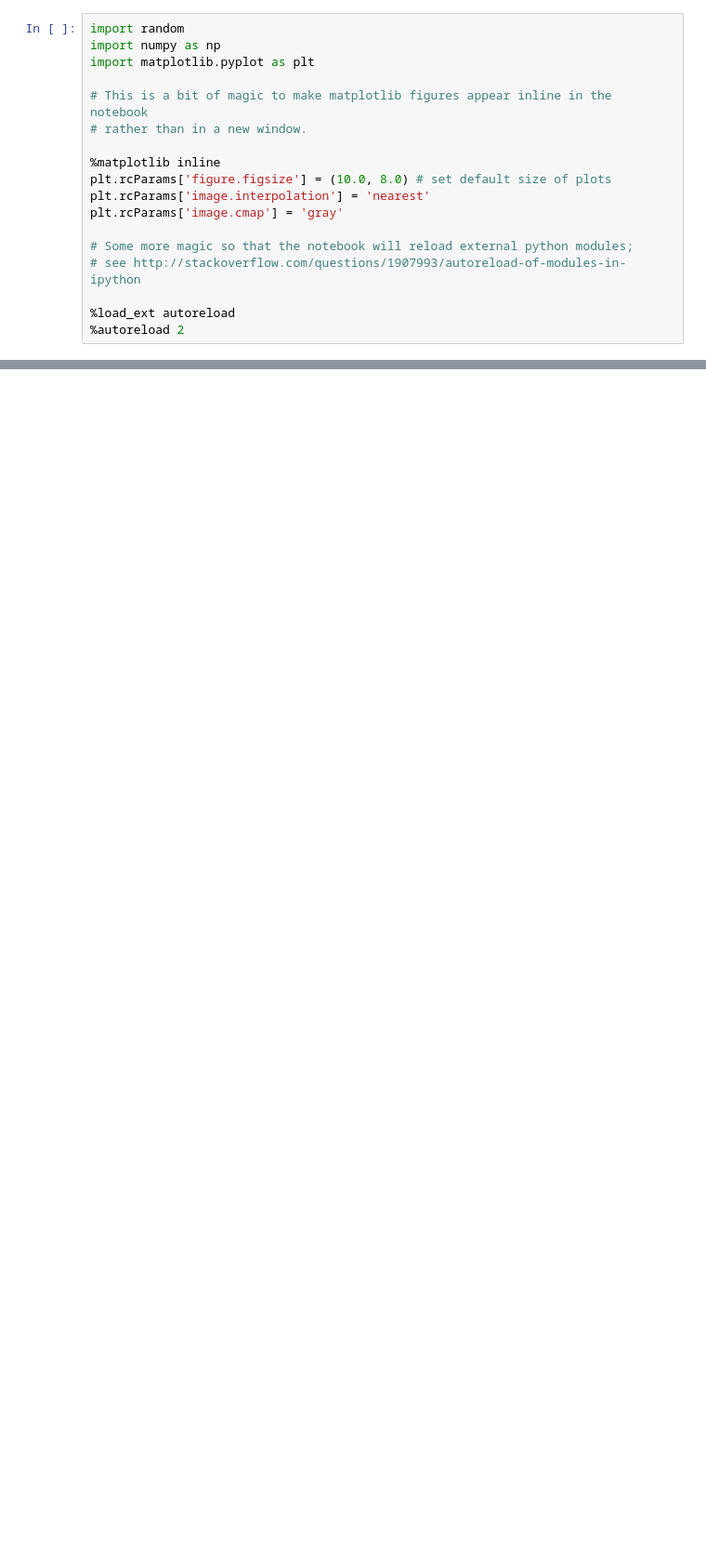
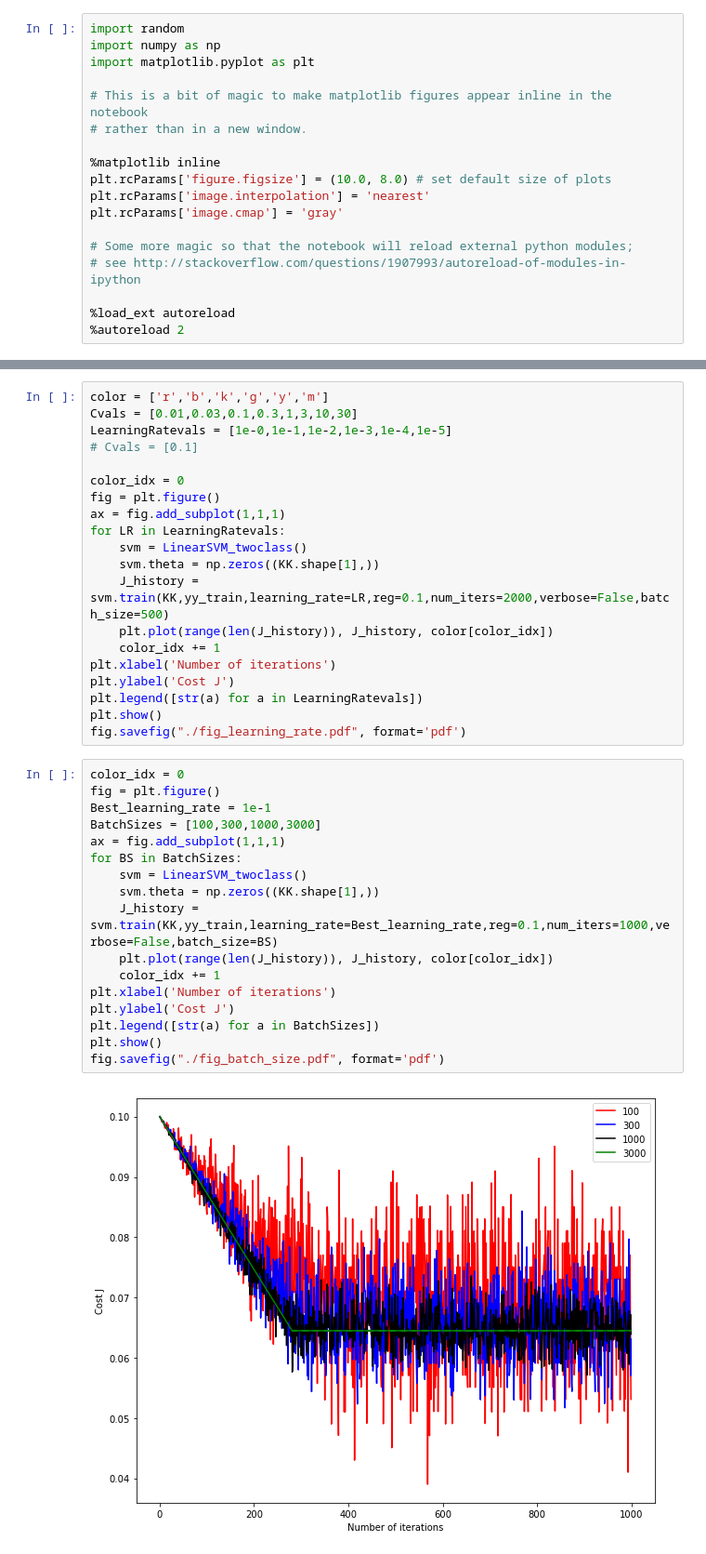
Before and after one commit to xystevensun/comp540, a Jupyter notebook: homework/hw4/svm_spam.ipynb, the cells around one changed output, grey strips where cells are left out. Shown at 93% size. Drawn from its saved outputs; the diff is of its cells as text; blank space fills up the shorter version.

```diff
--- a/homework/hw4/svm_spam.ipynb
+++ b/homework/hw4/svm_spam.ipynb
@@ -18,0 +71,39 @@ plt.rcParams['image.cmap'] = 'gray'
+# %%
+color = ['r','b','k','g','y','m']
+Cvals = [0.01,0.03,0.1,0.3,1,3,10,30]
+LearningRatevals = [1e-0,1e-1,1e-2,1e-3,1e-4,1e-5]
+# Cvals = [0.1]
+
+color_idx = 0
+fig = plt.figure()
+ax = fig.add_subplot(1,1,1)
+for LR in LearningRatevals:
+    svm = LinearSVM_twoclass()
+    svm.theta = np.zeros((KK.shape[1],))
+    J_history = svm.train(KK,yy_train,learning_rate=LR,reg=0.1,num_iters=2000,verbose=False,batch_size=500)
+    plt.plot(range(len(J_history)), J_history, color[color_idx])
+    color_idx += 1
+plt.xlabel('Number of iterations')
+plt.ylabel('Cost J')
+plt.legend([str(a) for a in LearningRatevals])
+plt.show()
+fig.savefig("./fig_learning_rate.pdf", format='pdf')
+# %%
+color_idx = 0
+fig = plt.figure()
+Best_learning_rate = 1e-1
+BatchSizes = [100,300,1000,3000]
+ax = fig.add_subplot(1,1,1)
+for BS in BatchSizes:
+    svm = LinearSVM_twoclass()
+    svm.theta = np.zeros((KK.shape[1],))
+    J_history = svm.train(KK,yy_train,learning_rate=Best_learning_rate,reg=0.1,num_iters=1000,verbose=False,batch_size=BS)
+    plt.plot(range(len(J_history)), J_history, color[color_idx])
+    color_idx += 1
+plt.xlabel('Number of iterations')
+plt.ylabel('Cost J')
+plt.legend([str(a) for a in BatchSizes])
+plt.show()
+fig.savefig("./fig_batch_size.pdf", format='pdf')
+# %% [output]
+[figure, added]
```
Also changed, not shown: parts of 4 cells of this notebook, 2 other files.
